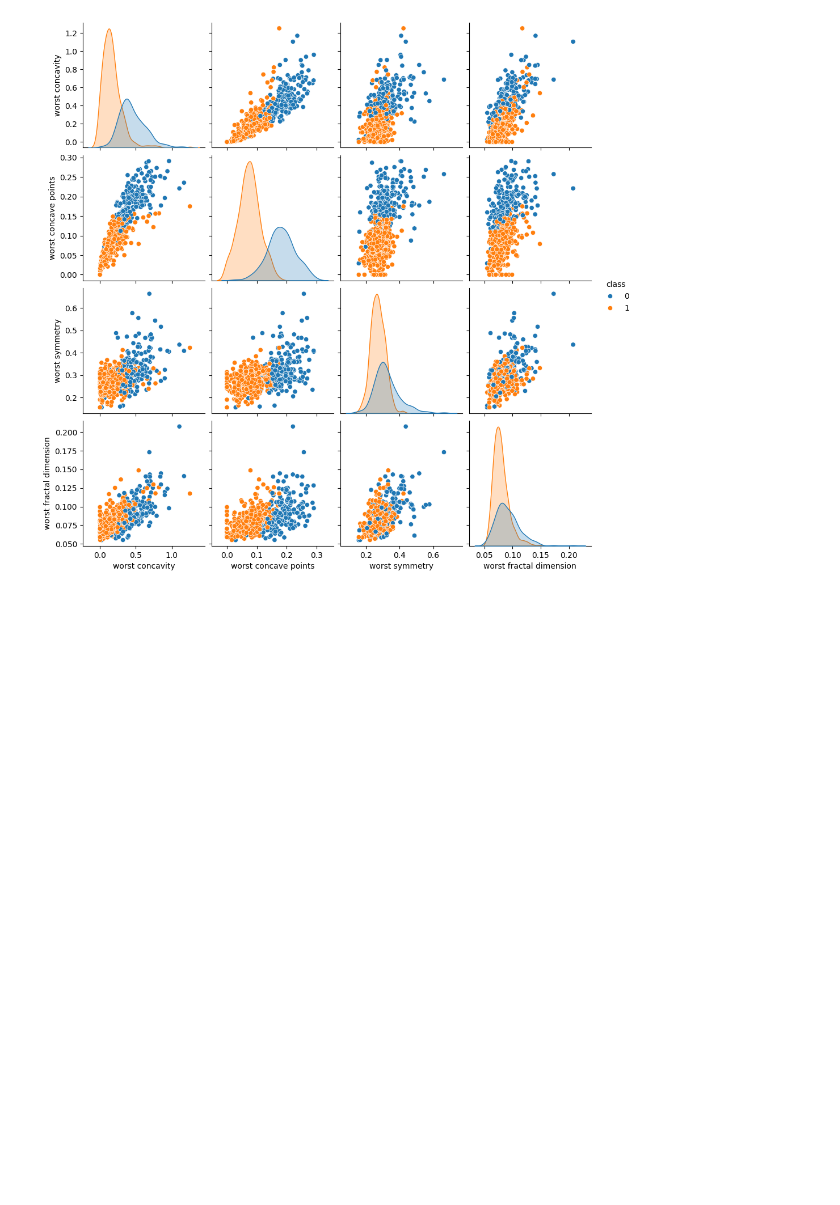
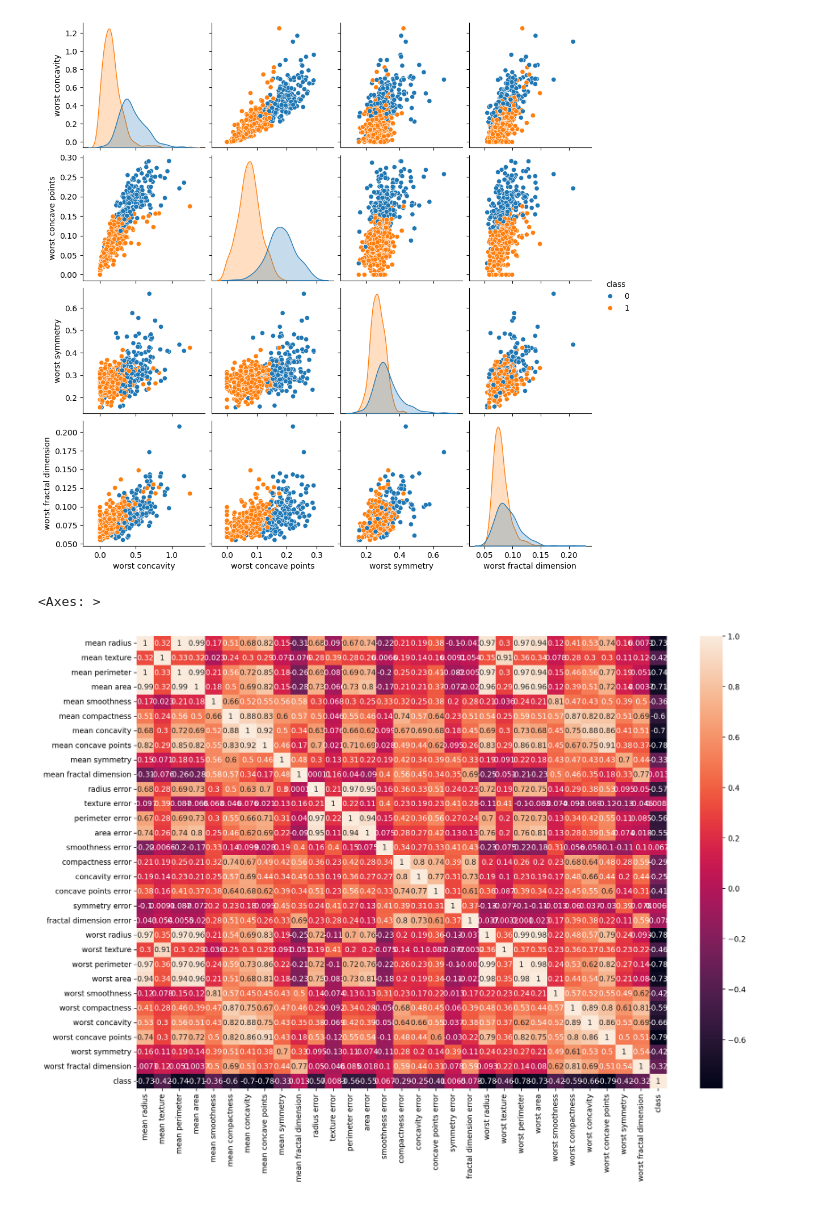
Before and after one commit to arashniroomand/MachineLearning, a Jupyter notebook: Practical_MasterClass/CrossValidation/main.ipynb, the cells around one changed output. Cells and saved outputs as stored; diff of their text form; code cells hidden in the pictures; blank space fills up the shorter version.

```diff
--- a/Practical_MasterClass/CrossValidation/main.ipynb
+++ b/Practical_MasterClass/CrossValidation/main.ipynb
@@ -99,3 +99,12 @@ sns.pairplot(df.iloc[:, -5:], hue = 'class')
 # %% [output]
 <seaborn.axisgrid.PairGrid at 0x...>
 [figure]
+# %%
+plt.rcParams['figure.figsize'] = (16, 11)
+plt.rcParams['figure.dpi'] = 200
+
+corr = df.corr()
+sns.heatmap(corr, annot = True)
+# %% [output]
+<Axes: >
+[figure, added]
```
Also changed, not shown: parts of 4 cells of this notebook.
